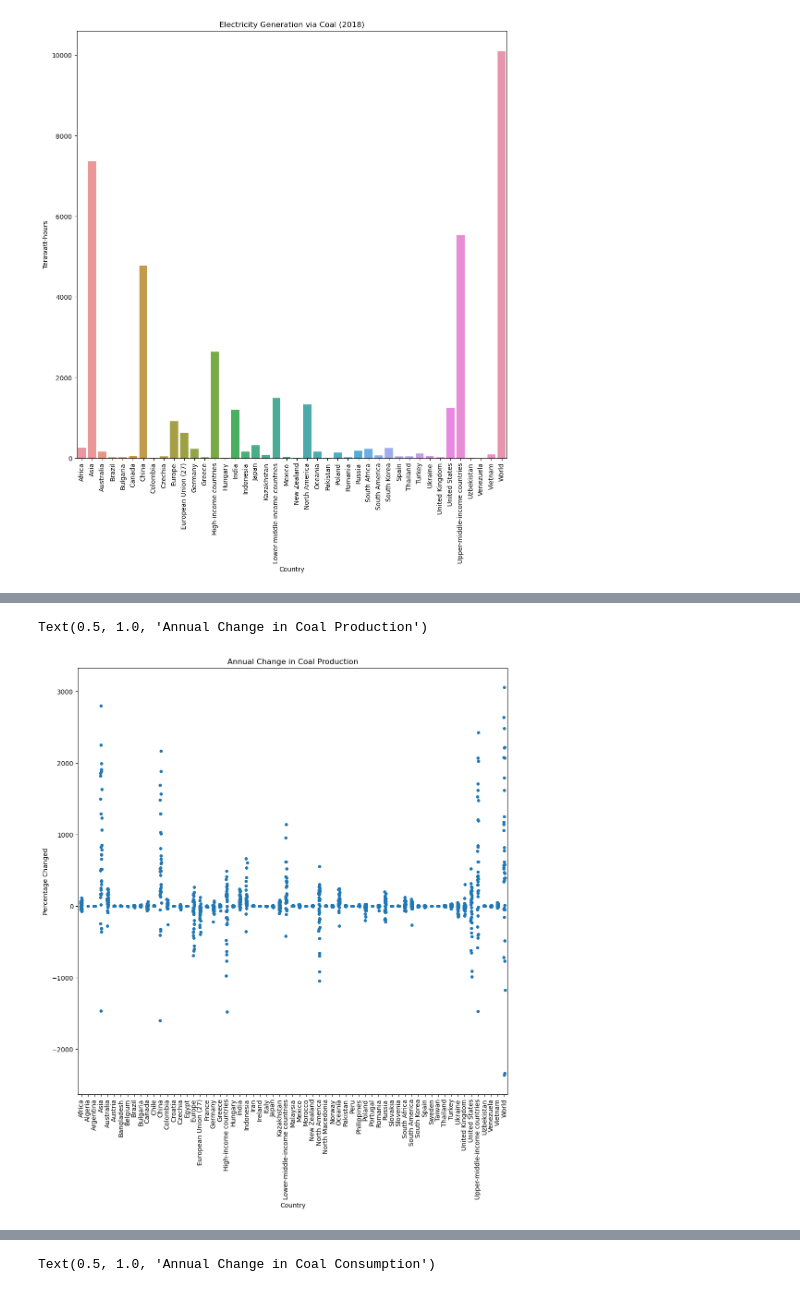
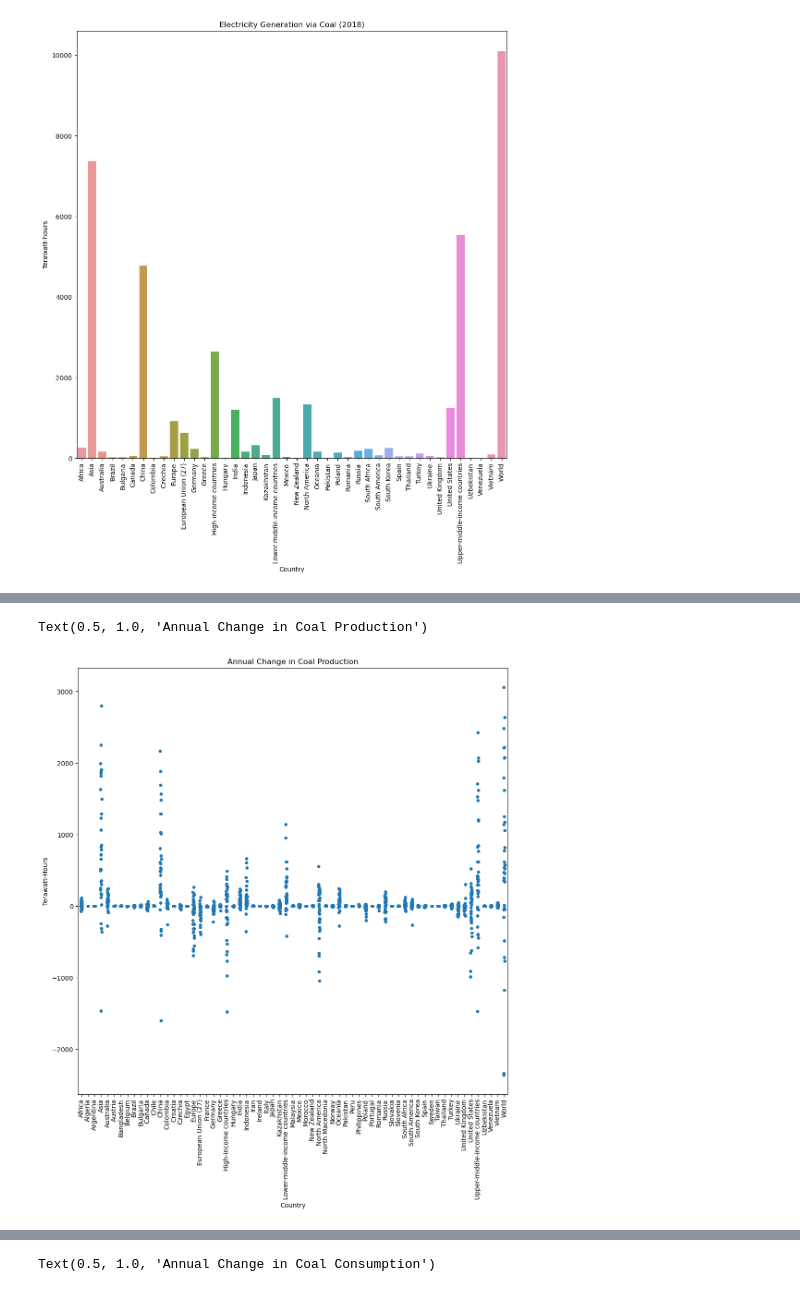
Before and after one commit to ubco-W2022T1-cosc301/project-group02, a Jupyter notebook: notebooks/analysis2.ipynb, the cells around one changed output, grey strips where cells are left out. Drawn from its saved outputs; the diff is of its cells as text; code cells hidden in the pictures.

Commit message:
Abi made minor Adjustments to visualizations and added more useful comments.

```diff
--- a/notebooks/analysis2.ipynb
+++ b/notebooks/analysis2.ipynb
@@ -152,11 +197,12 @@ Above is a graph which represents the electricity a country generated from coal
 # %%
 plt.figure(figsize=(12, 12))
 sns.stripplot(x='country', y='coal_prod_change_twh', data=cleaned_df)
-plt.ylabel('Percentage Changed')
+plt.ylabel('Terawatt-Hours')
+#Annual change in coal consumption, measured in
 plt.xlabel('Country')
 plt.xticks(rotation=90)
 plt.title('Annual Change in Coal Production')
 # %% [output]
 Text(0.5, 1.0, 'Annual Change in Coal Production')
-[figure, old version]
+[figure, new version]
 # %% [markdown]
```
Also changed, not shown: parts of 24 cells of this notebook.
